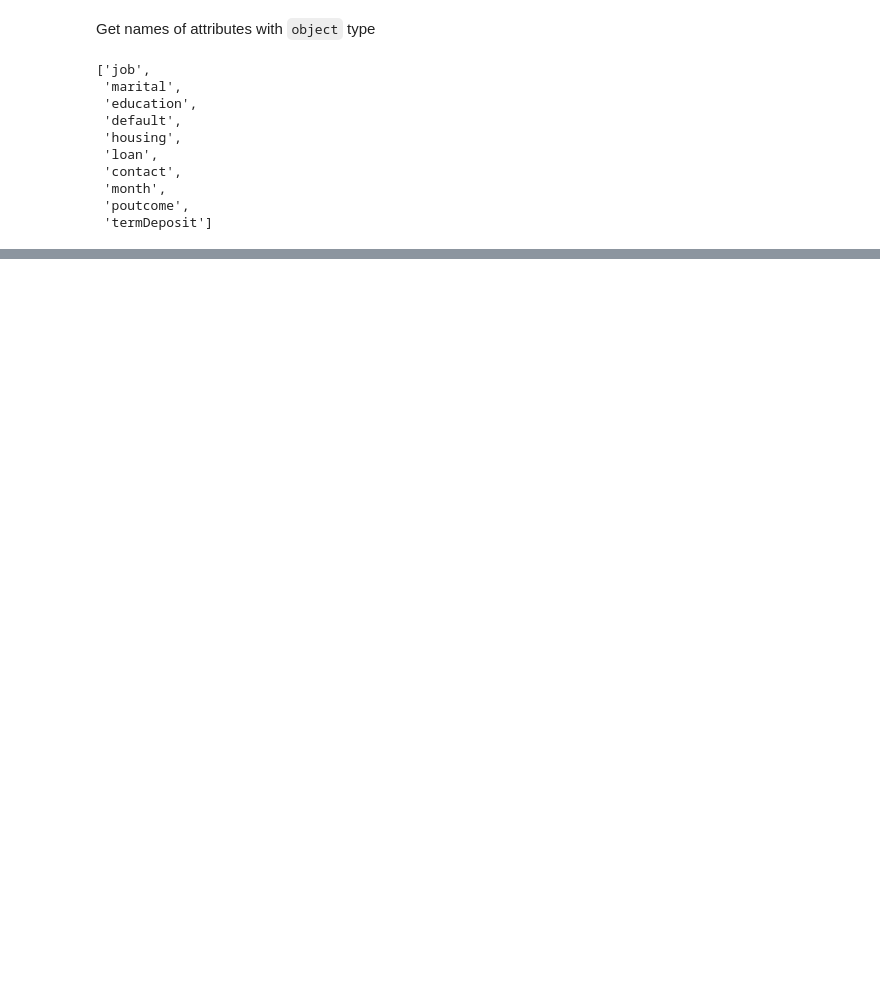
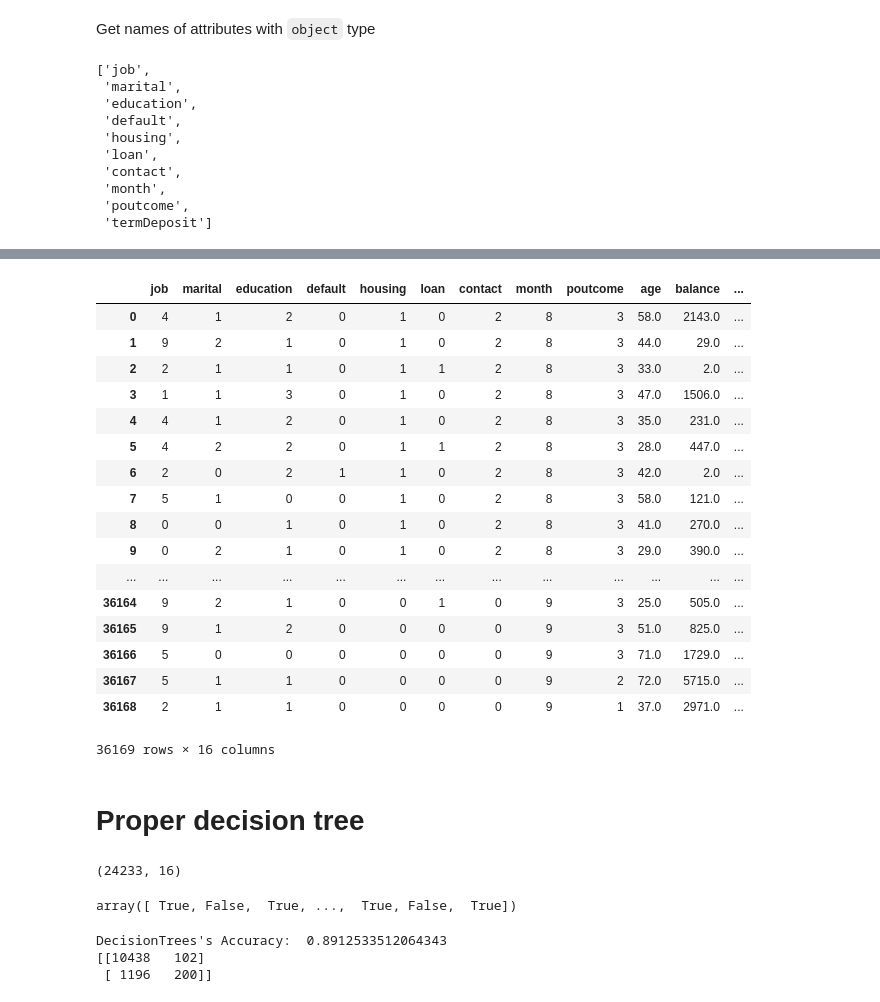
Before and after one commit to artemii-yanushevskyi/Data-Mining-Coursework, a Jupyter notebook: Data Mining Notes.ipynb, the cells around one changed output, grey strips where cells are left out. Cells and saved outputs as stored; diff of their text form; code cells hidden in the pictures; blank space fills up the shorter version.

```diff
--- a/Data Mining Notes.ipynb
+++ b/Data Mining Notes.ipynb
@@ -219,3 +219,9 @@
  'month',
  'poutcome',
  'termDeposit']
+# %%
+object_attributes = [atr for atr, typ in dict(df.dtypes).items() if str(typ) == 'object']
+number_attributes = [atr for atr, typ in dict(df.dtypes).items() if str(typ) == 'float64']
+object_attributes.remove('termDeposit')
+
+[number_attributes, object_attributes]
@@ -221,0 +239,28 @@
+# %%
+from collections import defaultdict
+from sklearn.preprocessing import LabelEncoder
+d = defaultdict(LabelEncoder)
+
+fit = df[object_attributes].apply(lambda x: d[x.name].fit_transform(x))
+df_numerical = pd.concat([fit, df[number_attributes]], axis=1) # the dataset ready to appy decision tree algorithm
+# %% [output]
+|  | job | marital | education | default | housing | loan | contact | month | poutcome | age | balance | ... |
+| 0 | 4 | 1 | 2 | 0 | 1 | 0 | 2 | 8 | 3 | 58.0 | 2143.0 | ... |
+| 1 | 9 | 2 | 1 | 0 | 1 | 0 | 2 | 8 | 3 | 44.0 | 29.0 | ... |
+| 2 | 2 | 1 | 1 | 0 | 1 | 1 | 2 | 8 | 3 | 33.0 | 2.0 | ... |
+| 3 | 1 | 1 | 3 | 0 | 1 | 0 | 2 | 8 | 3 | 47.0 | 1506.0 | ... |
+| 4 | 4 | 1 | 2 | 0 | 1 | 0 | 2 | 8 | 3 | 35.0 | 231.0 | ... |
+| 5 | 4 | 2 | 2 | 0 | 1 | 1 | 2 | 8 | 3 | 28.0 | 447.0 | ... |
+| 6 | 2 | 0 | 2 | 1 | 1 | 0 | 2 | 8 | 3 | 42.0 | 2.0 | ... |
+| 7 | 5 | 1 | 0 | 0 | 1 | 0 | 2 | 8 | 3 | 58.0 | 121.0 | ... |
+| 8 | 0 | 0 | 1 | 0 | 1 | 0 | 2 | 8 | 3 | 41.0 | 270.0 | ... |
+| 9 | 0 | 2 | 1 | 0 | 1 | 0 | 2 | 8 | 3 | 29.0 | 390.0 | ... |
+| ... | ... | ... | ... | ... | ... | ... | ... | ... | ... | ... | ... | ... |
+| 36164 | 9 | 2 | 1 | 0 | 0 | 1 | 0 | 9 | 3 | 25.0 | 505.0 | ... |
+| 36165 | 9 | 1 | 2 | 0 | 0 | 0 | 0 | 9 | 3 | 51.0 | 825.0 | ... |
+| 36166 | 5 | 0 | 0 | 0 | 0 | 0 | 0 | 9 | 3 | 71.0 | 1729.0 | ... |
+| 36167 | 5 | 1 | 1 | 0 | 0 | 0 | 0 | 9 | 2 | 72.0 | 5715.0 | ... |
+| 36168 | 2 | 1 | 1 | 0 | 0 | 0 | 0 | 9 | 1 | 37.0 | 2971.0 | ... |
+36169 rows × 16 columns
+# %% [markdown]
+# Proper decision tree
@@ -221,0 +280,23 @@
+# %%
+from sklearn.model_selection import train_test_split
+X_train, X_test, y_train, y_test = train_test_split(df_features.values, df_outcome.values, test_size=0.33, random_state=42)
+
+X_train.shape
+# %% [output]
+(24233, 16)
+# %%
+from sklearn.tree import DecisionTreeClassifier
+tree = DecisionTreeClassifier(min_impurity_decrease=0.001)
+tree.fit(X_train, y_train)
+y_test == tree.predict(X_test)
+# %% [output]
+array([ True, False,  True, ...,  True, False,  True])
+# %%
+from sklearn import metrics
+print("DecisionTrees's Accuracy: ", metrics.accuracy_score(y_test, tree.predict(X_test)))
+from sklearn.metrics import confusion_matrix
+print(confusion_matrix(y_test, tree.predict(X_test)))
+# %% [output]
+DecisionTrees's Accuracy:  0.8912533512064343
+[[10438   102]
+ [ 1196   200]]
```
Also changed, not shown: parts of 5 cells of this notebook.
